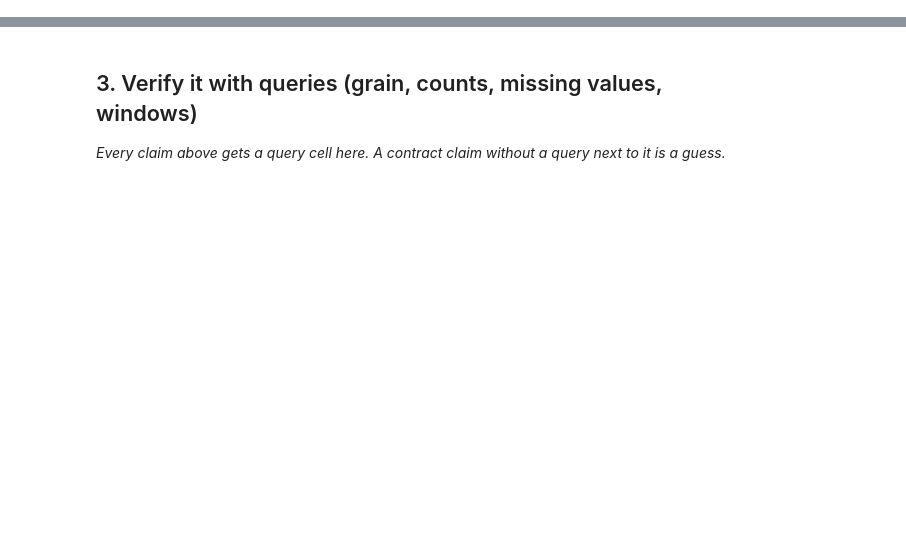
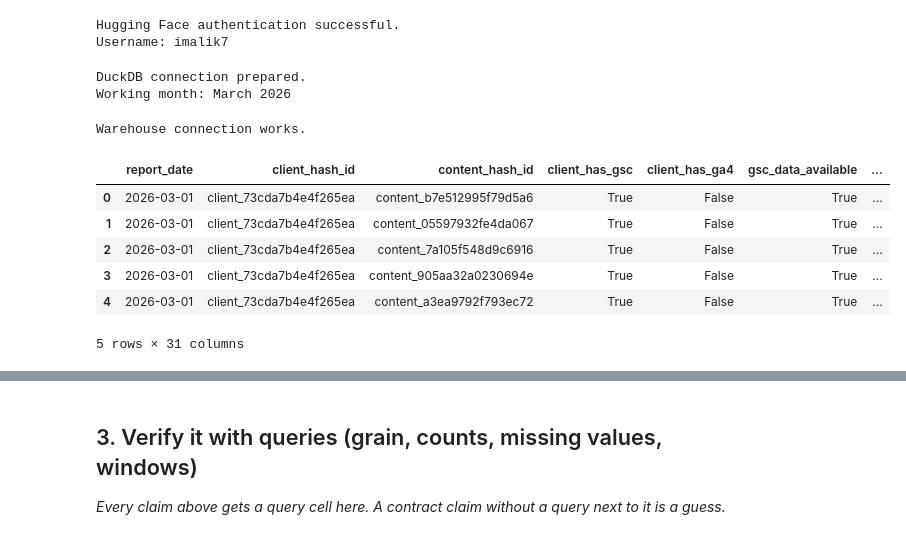
Before and after one commit to imalik-7/Internship, a Jupyter notebook: work/notebooks/w03_data_contract.ipynb, the cells around one changed output, grey strips where cells are left out. Cells and saved outputs as stored; diff of their text form; code cells hidden in the pictures; blank space fills up the shorter version.

```diff
--- a/work/notebooks/w03_data_contract.ipynb
+++ b/work/notebooks/w03_data_contract.ipynb
@@ -12,0 +28,73 @@ This skeleton is yours to fill. Work the sections **in order** — each one has
+# %%
+import os
+import duckdb
+import pandas as pd
+import numpy as np
+
+from google.colab import userdata
+from huggingface_hub import whoami
+
+# Read your token from Colab Secrets.
+HF_TOKEN = userdata.get("HF_TOKEN")
+
+if not HF_TOKEN:
+    raise RuntimeError(
+        "HF_TOKEN was not found. Open the Secrets/key panel in Colab "
+        "and add a secret named HF_TOKEN."
+    )
+
+# Check that the token actually belongs to a valid Hugging Face account.
+account = whoami(token=HF_TOKEN)
+
+print("Hugging Face authentication successful.")
+print("Username:", account["name"])
+# %% [output]
+Hugging Face authentication successful.
+Username: imalik7
+# %%
+# Create DuckDB connection.
+con = duckdb.connect()
+
+# Safely create Hugging Face secret inside DuckDB.
+safe_token = HF_TOKEN.replace("'", "''")
+
+con.execute(f"""
+CREATE OR REPLACE SECRET hf_token (
+    TYPE huggingface,
+    TOKEN '{safe_token}'
+)
+""")
+
+REL = "hf://datasets/FlyRank/internship-warehouse"
+
+# IMPORTANT:
+# We use March 2026, not the final June sample.
+MARCH = (
+    f"read_parquet("
+    f"'{REL}/fact_content_daily_performance/month=2026-03/*.parquet'"
+    f")"
+)
+
+print("DuckDB connection prepared.")
+print("Working month: March 2026")
+# %% [output]
+DuckDB connection prepared.
+Working month: March 2026
+# %%
+test_rows = con.sql(f"""
+SELECT *
+FROM {MARCH}
+LIMIT 5
+""").df()
+
+print("Warehouse connection works.")
+display(test_rows)
+# %% [output]
+Warehouse connection works.
+|  | report_date | client_hash_id | content_hash_id | client_has_gsc | client_has_ga4 | gsc_data_available | ... |
+| 0 | 2026-03-01 | client_73cda7b4e4f265ea | content_b7e512995f79d5a6 | True | False | True | ... |
+| 1 | 2026-03-01 | client_73cda7b4e4f265ea | content_05597932fe4da067 | True | False | True | ... |
+| 2 | 2026-03-01 | client_73cda7b4e4f265ea | content_7a105f548d9c6916 | True | False | True | ... |
+| 3 | 2026-03-01 | client_73cda7b4e4f265ea | content_905aa32a0230694e | True | False | True | ... |
+| 4 | 2026-03-01 | client_73cda7b4e4f265ea | content_a3ea9792f793ec72 | True | False | True | ... |
+5 rows × 31 columns
```
Also changed, not shown: parts of 19 cells of this notebook.
